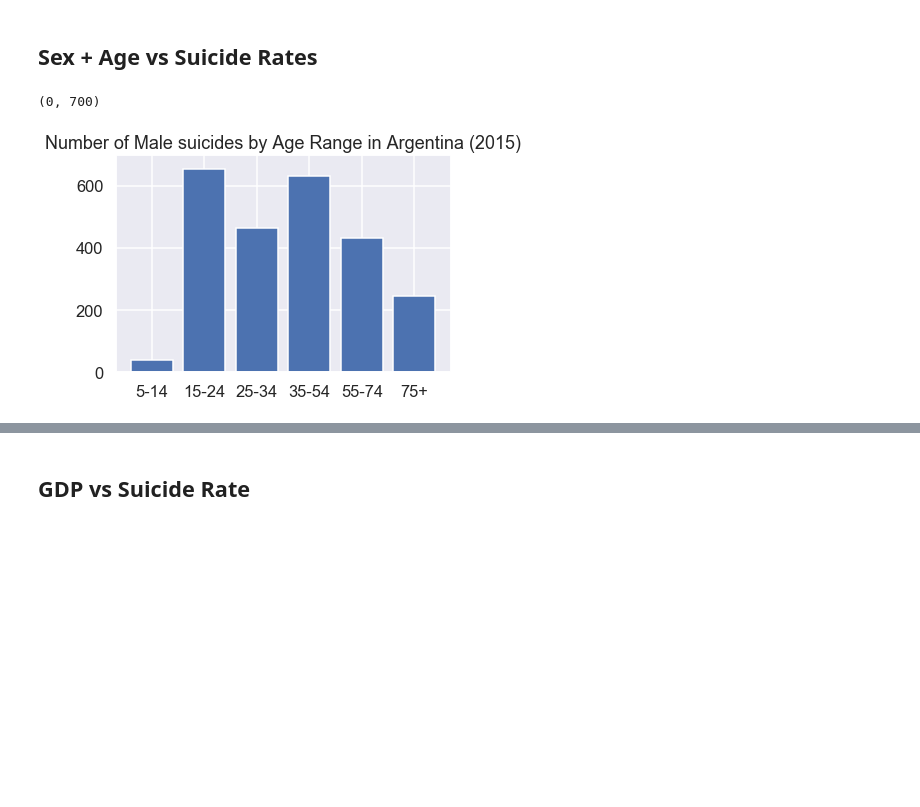
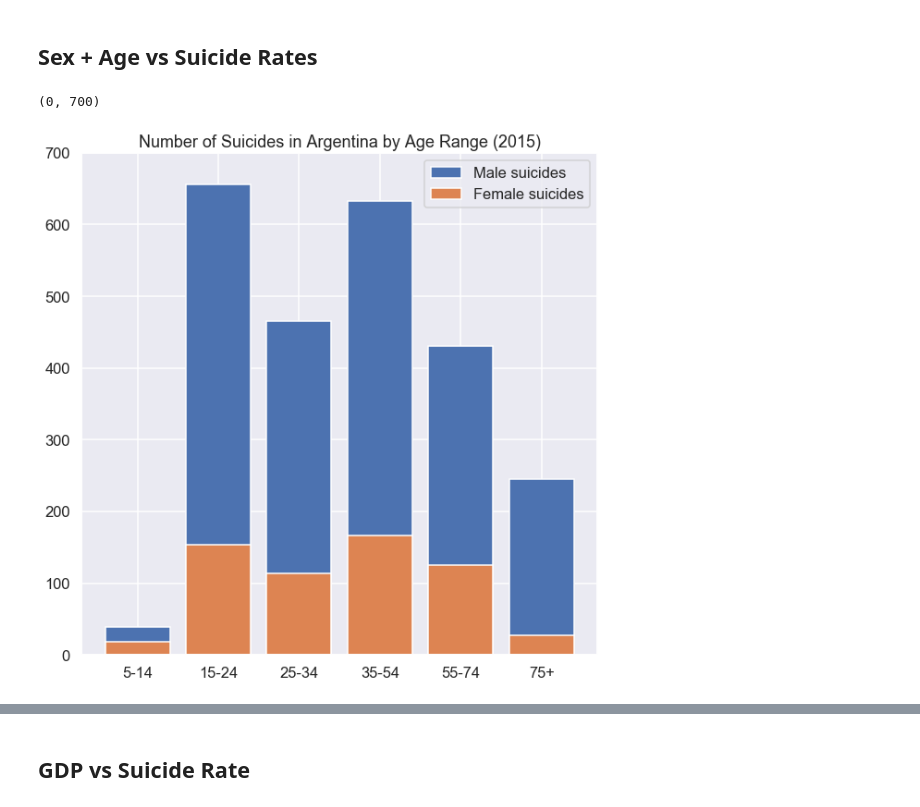
Before and after one commit to WayGold/COGS-108-FinalProject, a Jupyter notebook: FinalProject.ipynb, the cells around one changed output, grey strips where cells are left out. Cells and saved outputs as stored; diff of their text form; code cells hidden in the pictures; blank space fills up the shorter version.

Commit message:
Merged Bar plots

```diff
--- a/FinalProject.ipynb
+++ b/FinalProject.ipynb
@@ -113,35 +113,70 @@ count_male_b = 0
 count_male_c = 0
 count_male_d = 0
 count_male_e = 0
 count_male_f = 0
 
 #df_sex
 df_male_ARG = df_sex_argentina[df_sex_argentina['sex'] == 'male']
 
 for index, row in df_male_ARG.iterrows():
     if(row['age'] == '75+ years'):
         count_male_f += row['suicides_no']
     elif(row['age'] == '55-74 years'):
         count_male_e += row['suicides_no']
     elif(row['age'] == '35-54 years'):
         count_male_d += row['suicides_no']
     elif(row['age'] == '25-34 years'):
         count_male_c += row['suicides_no']
     elif(row['age'] == '15-24 years'):
         count_male_b += row['suicides_no']
     elif(row['age'] == '5-14 years'):
         count_male_a += row['suicides_no']
     else:
         print("fail to find age within range!")
 
 #print("count 5-14:", count_male_a, "count 15-24:", count_male_b, "count 25-34:", count_male_c, "count 35-54:", count_male_d, "count 55_74:", count_male_e, "count 75+:", count_male_f)
 
-count_dict = {'Group':['5-14', '15-24', '25-34', '35-54', '55-74', '75+'],
+m_count_dict = {'Group':['5-14', '15-24', '25-34', '35-54', '55-74', '75+'],
               'Count':[count_male_a, count_male_b, count_male_c, count_male_d, count_male_e, count_male_f]}
-counts = pd.DataFrame(count_dict)
-plt.bar(counts.Group, height = counts.Count)
-plt.title("Number of Male suicides by Age Range in Argentina (2015)")
+m_counts = pd.DataFrame(m_count_dict)
+
+count_female_a = 0
+count_female_b = 0
+count_female_c = 0
+count_female_d = 0
+count_female_e = 0
+count_female_f = 0
+
+#df_sex
+df_female_ARG = df_sex_argentina[df_sex_argentina['sex'] == 'female']
+
+for index, row in df_female_ARG.iterrows():
+    if(row['age'] == '75+ years'):
+        count_female_f += row['suicides_no']
+    elif(row['age'] == '55-74 years'):
+        count_female_e += row['suicides_no']
+    elif(row['age'] == '35-54 years'):
+        count_female_d += row['suicides_no']
+    elif(row['age'] == '25-34 years'):
+        count_female_c += row['suicides_no']
+    elif(row['age'] == '15-24 years'):
+        count_female_b += row['suicides_no']
+    elif(row['age'] == '5-14 years'):
+        count_female_a += row['suicides_no']
+    else:
+        print("fail to find age within range!")
+
+#print("count 5-14:", count_female_a, "count 15-24:", count_female_b, "count 25-34:", count_female_c, "count 35-54:", count_female_d, "count 55_74:", count_female_e, "count 75+:", count_female_f)
+
+fem_count_dict = {'Group':['5-14', '15-24', '25-34', '35-54', '55-74', '75+'],
+              'Count':[count_female_a, count_female_b, count_female_c, count_female_d, count_female_e, count_female_f]}
+fem_counts = pd.DataFrame(fem_count_dict)
+plt.figure(figsize = (10, 10))
+plt.bar(m_counts.Group, height = m_counts.Count, label = 'Male suicides')
+plt.bar(fem_counts.Group, height = fem_counts.Count, label = 'Female suicides')
+plt.legend(loc = 'upper right')
+plt.title("Number of Suicides in Argentina by Age Range (2015)")
 plt.ylim(0, 700)
 # %% [output]
 (0, 700)
-[figure, old version]
+[figure, new version]
```
Also changed, not shown: parts of 4 cells of this notebook.
